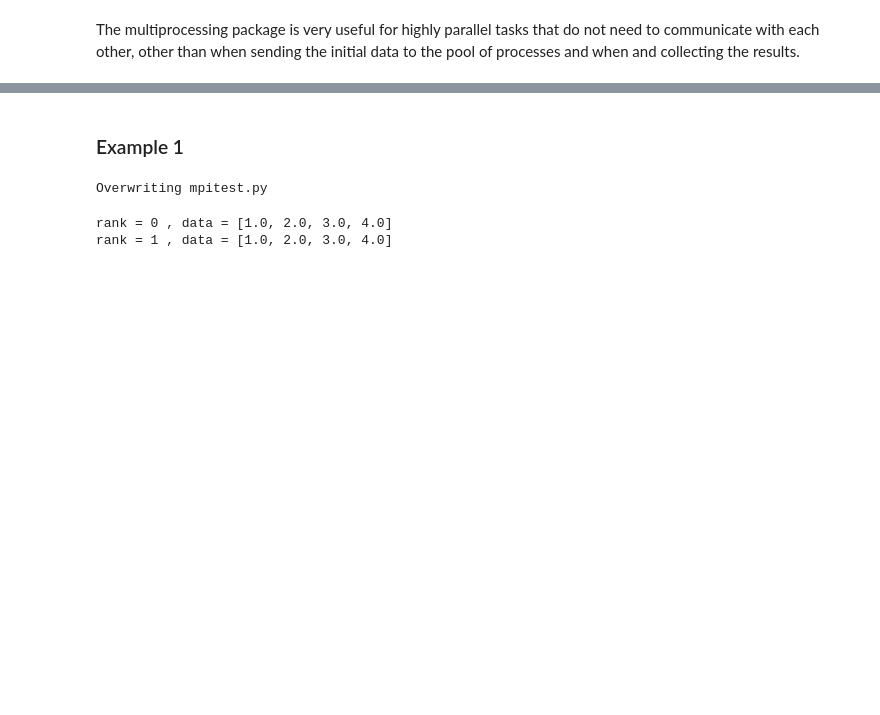
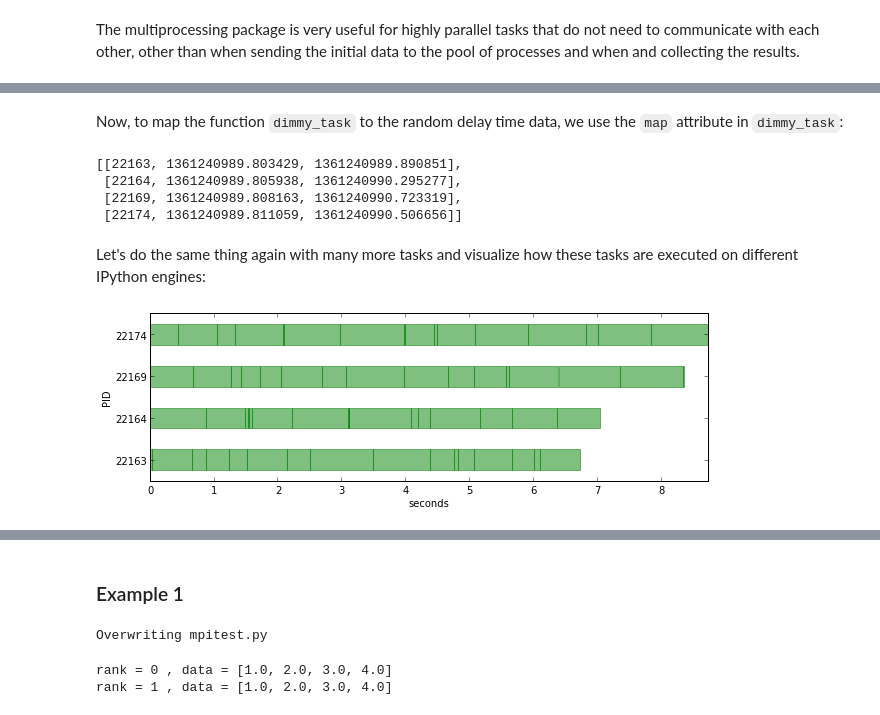
Before and after one commit to jrjohansson/scientific-python-lectures, a Jupyter notebook: Lecture-6B-HPC.ipynb, the cells around one changed output, grey strips where cells are left out. Saved outputs shown, nothing was run; the diff lists cells and outputs as text; code cells hidden in the pictures; blank space fills up the shorter version.

Commit message:
added some examples on how to use IPython.parallel

```diff
--- a/Lecture-6B-HPC.ipynb
+++ b/Lecture-6B-HPC.ipynb
@@ -43,0 +98,12 @@ The multiprocessing package is very useful for highly parallel tasks that do not
+# %%
+@dview.parallel(block=True)
+def dummy_task(delay):
+    """ a dummy task that takes 'delay' seconds to finish """
+    import os, time
+
+    t0 = time.time()
+    pid = os.getpid()
+    time.sleep(delay)
+    t1 = time.time()
+
+    return [pid, t0, t1]
@@ -43,0 +113,39 @@ The multiprocessing package is very useful for highly parallel tasks that do not
+# %% [markdown]
+Now, to map the function `dimmy_task` to the random delay time data, we use the `map` attribute in `dimmy_task`:
+# %%
+dummy_task.map(delay_times)
+# %% [output]
+[[22163, 1361240989.803429, 1361240989.890851],
+ [22164, 1361240989.805938, 1361240990.295277],
+ [22169, 1361240989.808163, 1361240990.723319],
+ [22174, 1361240989.811059, 1361240990.506656]]
+# %% [markdown]
+Let's do the same thing again with many more tasks and visualize how these tasks are executed on different IPython engines:
+# %%
+def visualize_tasks(results):
+    res = numpy.array(results)
+    fig, ax = subplots(figsize=(10, res.shape[1]))
+
+    yticks = []
+    yticklabels = []
+    tmin = min(res[:,1])
+    for n, pid in enumerate(numpy.unique(res[:,0])):
+        yticks.append(n)
+        yticklabels.append("%d" % pid)
+        for m in numpy.where(res[:,0] == pid)[0]:
+            ax.add_patch(Rectangle((res[m,1] - tmin, n-0.25),
+                         res[m,2] - res[m,1], 0.5, color="green", alpha=0.5))
+
+    ax.set_ylim(-.5, n+.5)
+    ax.set_xlim(0, max(res[:,2]) - tmin + 0.)
+    ax.set_yticks(yticks)
+    ax.set_yticklabels(yticklabels)
+    ax.set_ylabel("PID")
+    ax.set_xlabel("seconds")
+# %%
+delay_times = numpy.random.rand(64)
+# %%
+result = dummy_task.map(delay_times)
+visualize_tasks(result)
+# %% [output]
+[figure, added]
```
Also changed, not shown: parts of 28 cells of this notebook.
